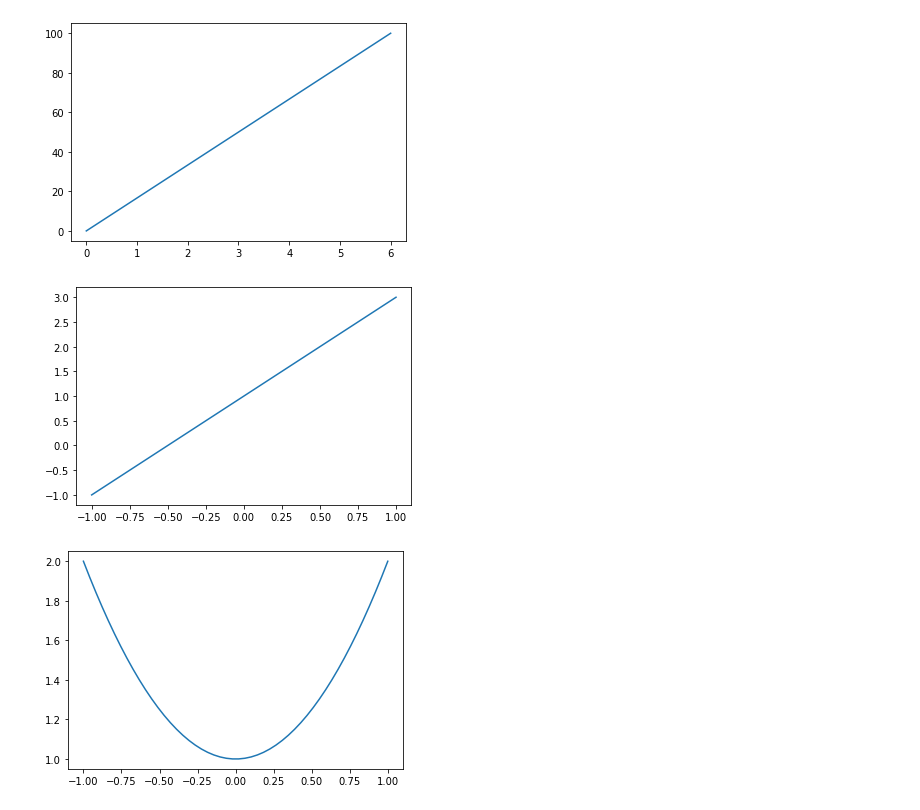
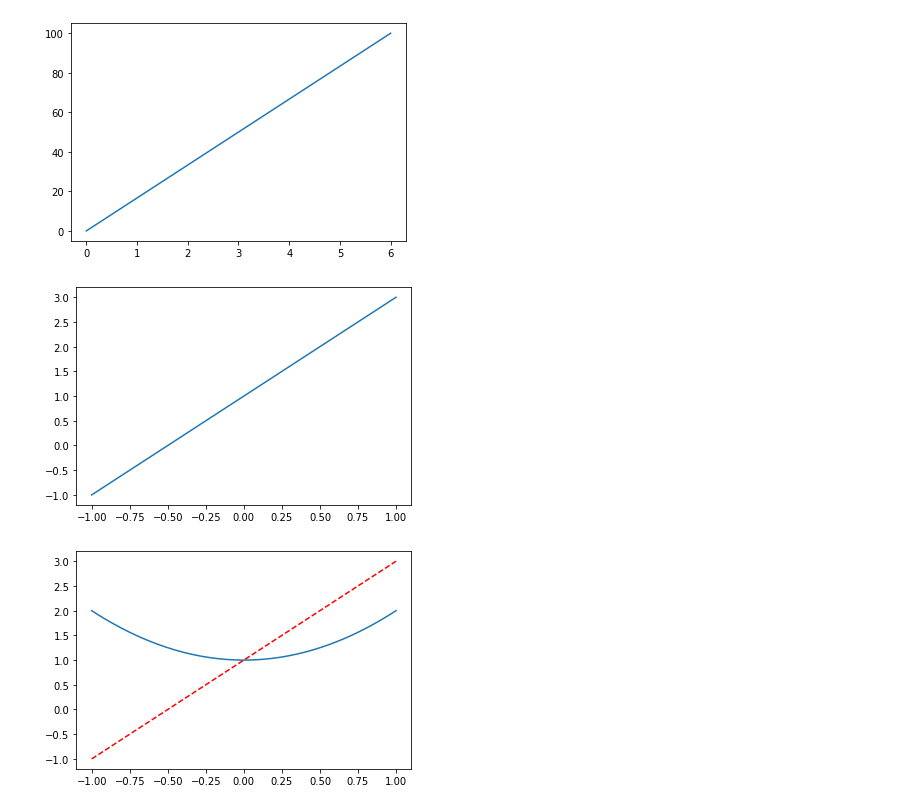
Before and after one commit to tensorFlow-c/ReadyForAI, a Jupyter notebook: matploylib0710.ipynb, the cells around one changed output. Drawn from its saved outputs; the diff is of its cells as text; code cells hidden in the pictures.

```diff
--- a/matploylib0710.ipynb
+++ b/matploylib0710.ipynb
@@ -16,13 +16,14 @@ plt.show()
 # %%
 x=np.linspace(-1,1,50)
 y1=2*x+1
 y2=x**2+1
 plt.figure()
 plt.plot(x,y1)
 
 plt.figure()
 plt.plot(x,y2)
+plt.plot(x,y1,color="red",linestyle="--")
 plt.show()
 # %% [output]
 [figure]
-[figure, old version]
+[figure, new version]
```
Also changed, not shown: parts of 6 cells of this notebook.
